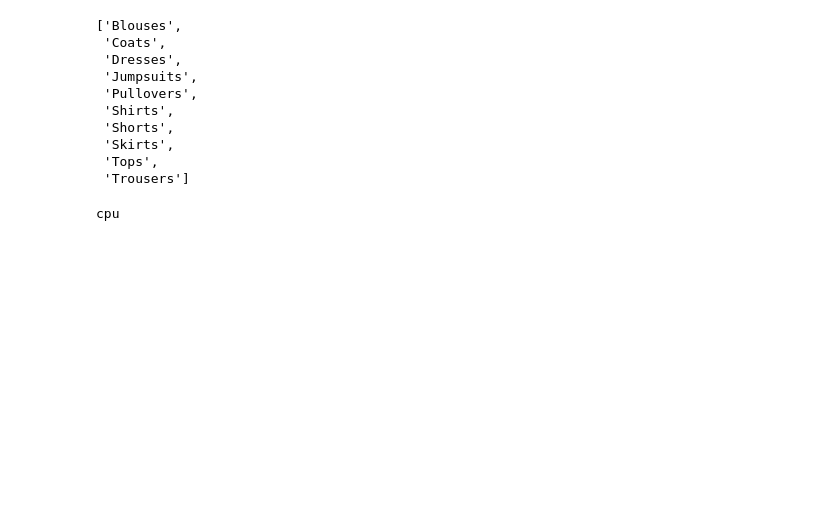
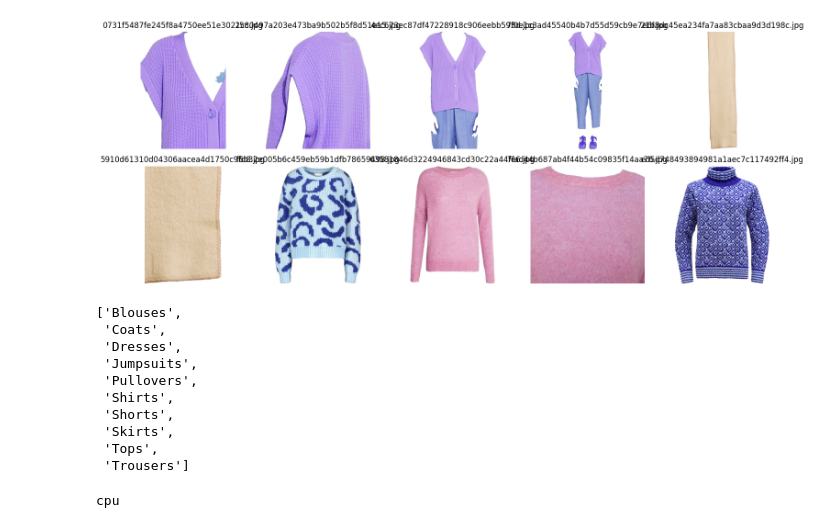
Before and after one commit to rafaeldbo/vis-clothes, a Jupyter notebook: categories_model.ipynb, the cells around one changed output. Cells and saved outputs as stored; diff of their text form; code cells hidden in the pictures; blank space fills up the shorter version.

```diff
--- a/categories_model.ipynb
+++ b/categories_model.ipynb
@@ -44,0 +23,33 @@ df = df.dropna(subset=['mapped_category'])
+# %%
+# Defina a categoria que você quer visualizar
+categoria_desejada = "Knitwear"  # substitua pelo nome da categoria que você quer
+
+# Filtra o DataFrame pela categoria desejada
+df_filtrado = df[df['Category'] == categoria_desejada].head(10)
+
+# Define o caminho da pasta onde estão as imagens
+caminho_imagens = "images/"
+
+# Número de colunas para o grid de exibição
+colunas = 5
+linhas = (len(df_filtrado) + colunas - 1) // colunas
+
+# Cria a figura para exibir as imagens
+plt.figure(figsize=(15, 3 * linhas))
+
+for i, nome_arquivo in enumerate(df_filtrado['file_name']):
+    caminho_arquivo = os.path.join(caminho_imagens, nome_arquivo)
+
+    try:
+        imagem = Image.open(caminho_arquivo)
+        plt.subplot(linhas, colunas, i + 1)
+        plt.imshow(imagem)
+        plt.axis('off')
+        plt.title(f"{nome_arquivo}")
+    except Exception as e:
+        print(f"Erro ao carregar {nome_arquivo}: {e}")
+
+plt.tight_layout()
+plt.show()
+# %% [output]
+[figure, added]
```
Also changed, not shown: parts of 19 cells of this notebook, 3 other files.
